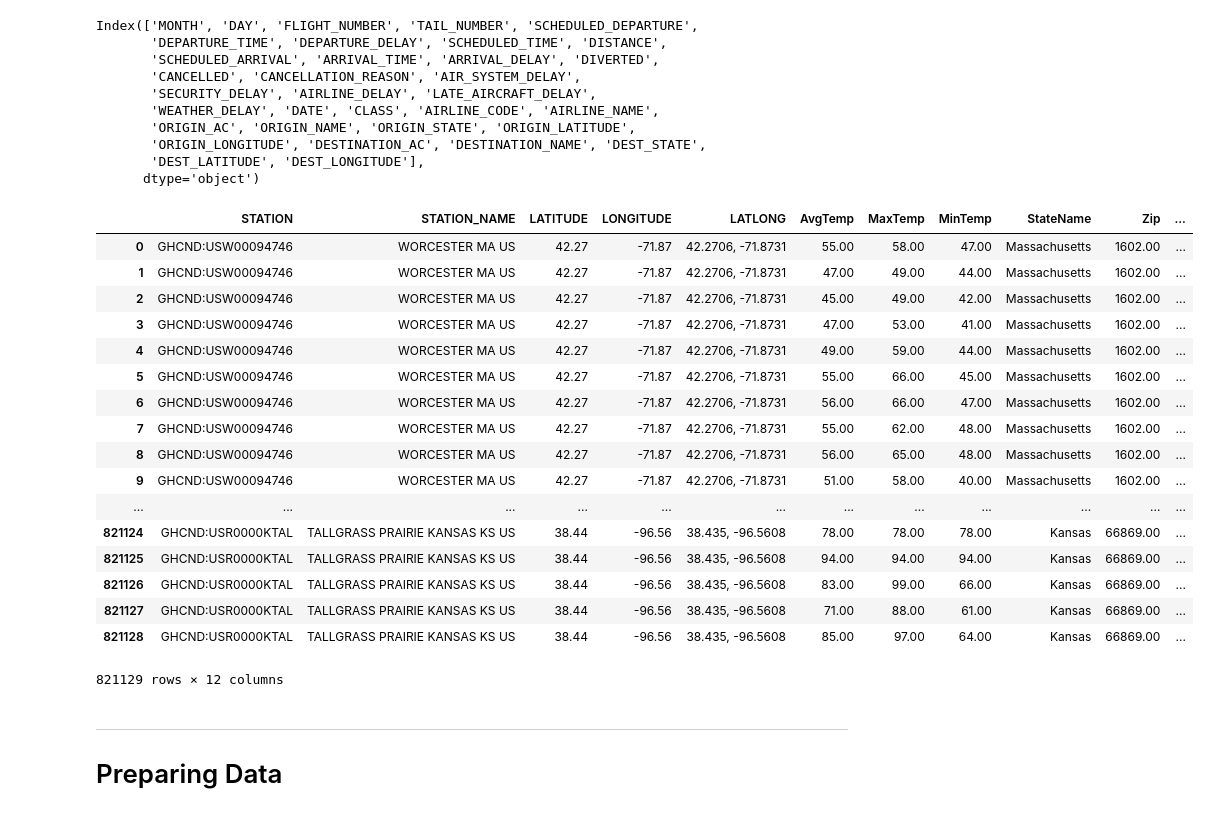
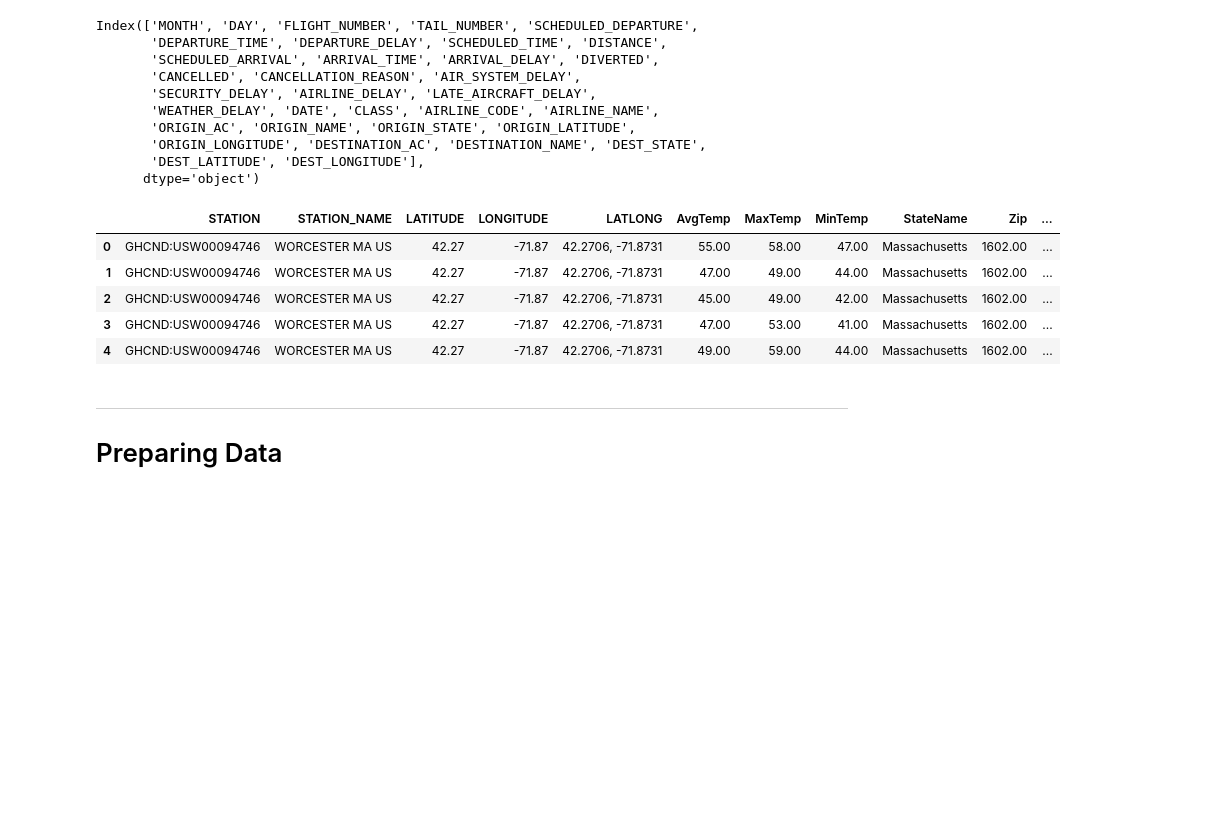
Before and after one commit to ArwaSheraky/Airlines-Delay-Analysis, a Jupyter notebook: Code/Supervised_Learning/Regression_v2.0.ipynb, the cells around one changed output. Cells and saved outputs as stored; diff of their text form; code cells hidden in the pictures; blank space fills up the shorter version.

```diff
--- a/Code/Supervised_Learning/Regression_v2.0.ipynb
+++ b/Code/Supervised_Learning/Regression_v2.0.ipynb
@@ -62,28 +62,18 @@ Index(['MONTH', 'DAY', 'FLIGHT_NUMBER', 'TAIL_NUMBER', 'SCHEDULED_DEPARTURE',
        'DEST_LATITUDE', 'DEST_LONGITUDE'],
       dtype='object')
 # %%
+# load complementary data
 # Source: https://data.world/mattwinter225/2015-usa-weather-avg-max-min
+
 df_weather = pd.read_csv('../../Data/2015_USA_Weather_Data.csv', sep=";")
-df_weather
+df_weather.head()
 # %% [output]
 |  | STATION | STATION_NAME | LATITUDE | LONGITUDE | LATLONG | AvgTemp | MaxTemp | MinTemp | StateName | Zip | ... |
 | 0 | GHCND:USW00094746 | WORCESTER MA US | 42.27 | -71.87 | 42.2706, -71.8731 | 55.00 | 58.00 | 47.00 | Massachusetts | 1602.00 | ... |
 | 1 | GHCND:USW00094746 | WORCESTER MA US | 42.27 | -71.87 | 42.2706, -71.8731 | 47.00 | 49.00 | 44.00 | Massachusetts | 1602.00 | ... |
 | 2 | GHCND:USW00094746 | WORCESTER MA US | 42.27 | -71.87 | 42.2706, -71.8731 | 45.00 | 49.00 | 42.00 | Massachusetts | 1602.00 | ... |
 | 3 | GHCND:USW00094746 | WORCESTER MA US | 42.27 | -71.87 | 42.2706, -71.8731 | 47.00 | 53.00 | 41.00 | Massachusetts | 1602.00 | ... |
 | 4 | GHCND:USW00094746 | WORCESTER MA US | 42.27 | -71.87 | 42.2706, -71.8731 | 49.00 | 59.00 | 44.00 | Massachusetts | 1602.00 | ... |
-| 5 | GHCND:USW00094746 | WORCESTER MA US | 42.27 | -71.87 | 42.2706, -71.8731 | 55.00 | 66.00 | 45.00 | Massachusetts | 1602.00 | ... |
-| 6 | GHCND:USW00094746 | WORCESTER MA US | 42.27 | -71.87 | 42.2706, -71.8731 | 56.00 | 66.00 | 47.00 | Massachusetts | 1602.00 | ... |
-| 7 | GHCND:USW00094746 | WORCESTER MA US | 42.27 | -71.87 | 42.2706, -71.8731 | 55.00 | 62.00 | 48.00 | Massachusetts | 1602.00 | ... |
-| 8 | GHCND:USW00094746 | WORCESTER MA US | 42.27 | -71.87 | 42.2706, -71.8731 | 56.00 | 65.00 | 48.00 | Massachusetts | 1602.00 | ... |
-| 9 | GHCND:USW00094746 | WORCESTER MA US | 42.27 | -71.87 | 42.2706, -71.8731 | 51.00 | 58.00 | 40.00 | Massachusetts | 1602.00 | ... |
-| ... | ... | ... | ... | ... | ... | ... | ... | ... | ... | ... | ... |
-| 821124 | GHCND:USR0000KTAL | TALLGRASS PRAIRIE KANSAS KS US | 38.44 | -96.56 | 38.435, -96.5608 | 78.00 | 78.00 | 78.00 | Kansas | 66869.00 | ... |
-| 821125 | GHCND:USR0000KTAL | TALLGRASS PRAIRIE KANSAS KS US | 38.44 | -96.56 | 38.435, -96.5608 | 94.00 | 94.00 | 94.00 | Kansas | 66869.00 | ... |
-| 821126 | GHCND:USR0000KTAL | TALLGRASS PRAIRIE KANSAS KS US | 38.44 | -96.56 | 38.435, -96.5608 | 83.00 | 99.00 | 66.00 | Kansas | 66869.00 | ... |
-| 821127 | GHCND:USR0000KTAL | TALLGRASS PRAIRIE KANSAS KS US | 38.44 | -96.56 | 38.435, -96.5608 | 71.00 | 88.00 | 61.00 | Kansas | 66869.00 | ... |
-| 821128 | GHCND:USR0000KTAL | TALLGRASS PRAIRIE KANSAS KS US | 38.44 | -96.56 | 38.435, -96.5608 | 85.00 | 97.00 | 64.00 | Kansas | 66869.00 | ... |
-821129 rows × 12 columns
 # %% [markdown]
 ____________
 # Preparing Data
```
Also changed, not shown: parts of 46 cells of this notebook.
